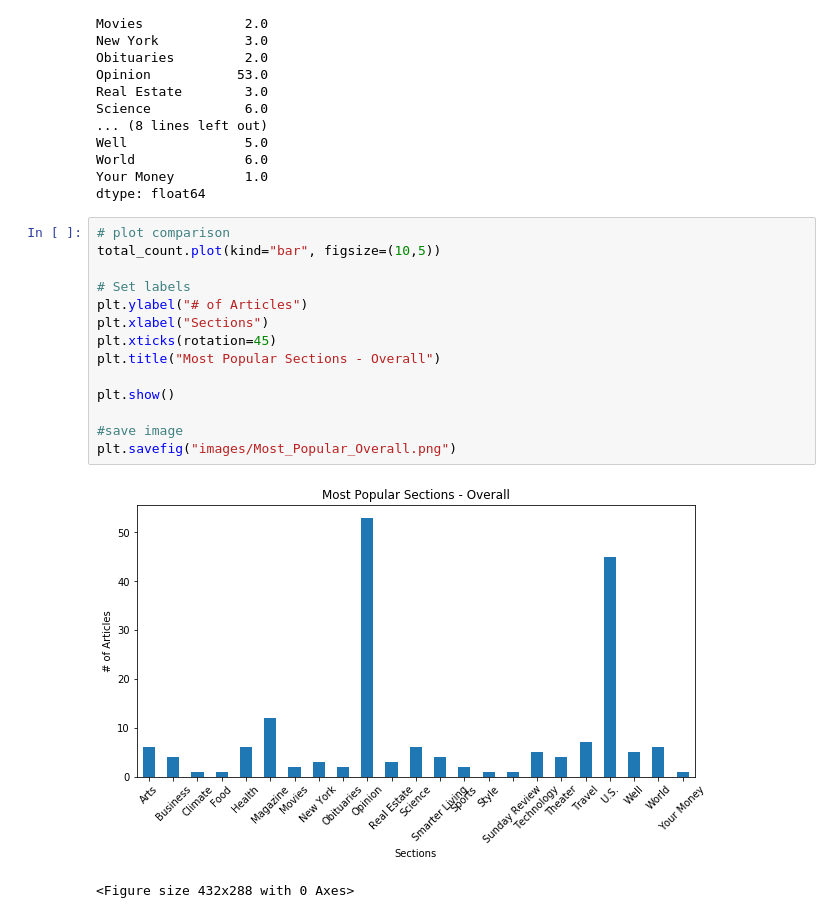
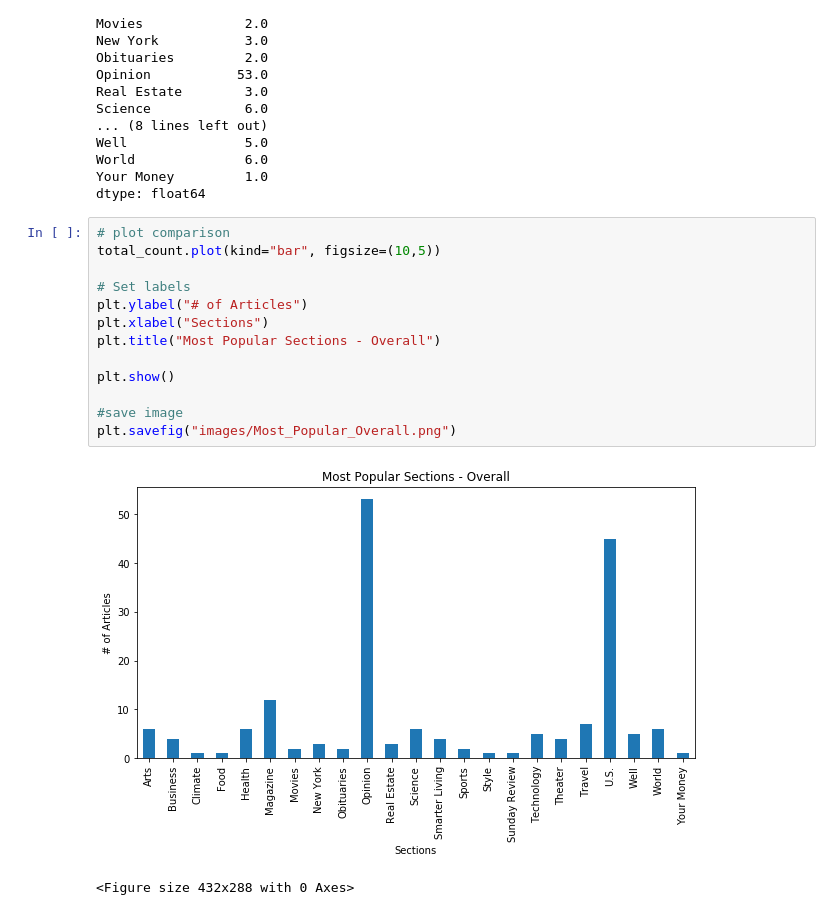
Before and after one commit to CTRLALTAFK/NYT_Analytics, a Jupyter notebook: Jacobs_NB.ipynb, the cells around one changed output. Cells and saved outputs as stored; diff of their text form.

```diff
--- a/Jacobs_NB.ipynb
+++ b/Jacobs_NB.ipynb
@@ -485,17 +484,16 @@ dtype: float64
 # %%
 # plot comparison
 total_count.plot(kind="bar", figsize=(10,5))
 
 # Set labels
 plt.ylabel("# of Articles")
 plt.xlabel("Sections")
-plt.xticks(rotation=45)
 plt.title("Most Popular Sections - Overall")
 
 plt.show()
 
 #save image
 plt.savefig("images/Most_Popular_Overall.png")
 # %% [output]
-[figure, old version]
+[figure, new version]
 <Figure size 432x288 with 0 Axes>
```
Also changed, not shown: parts of 1 cell of this notebook, 2 other files.
